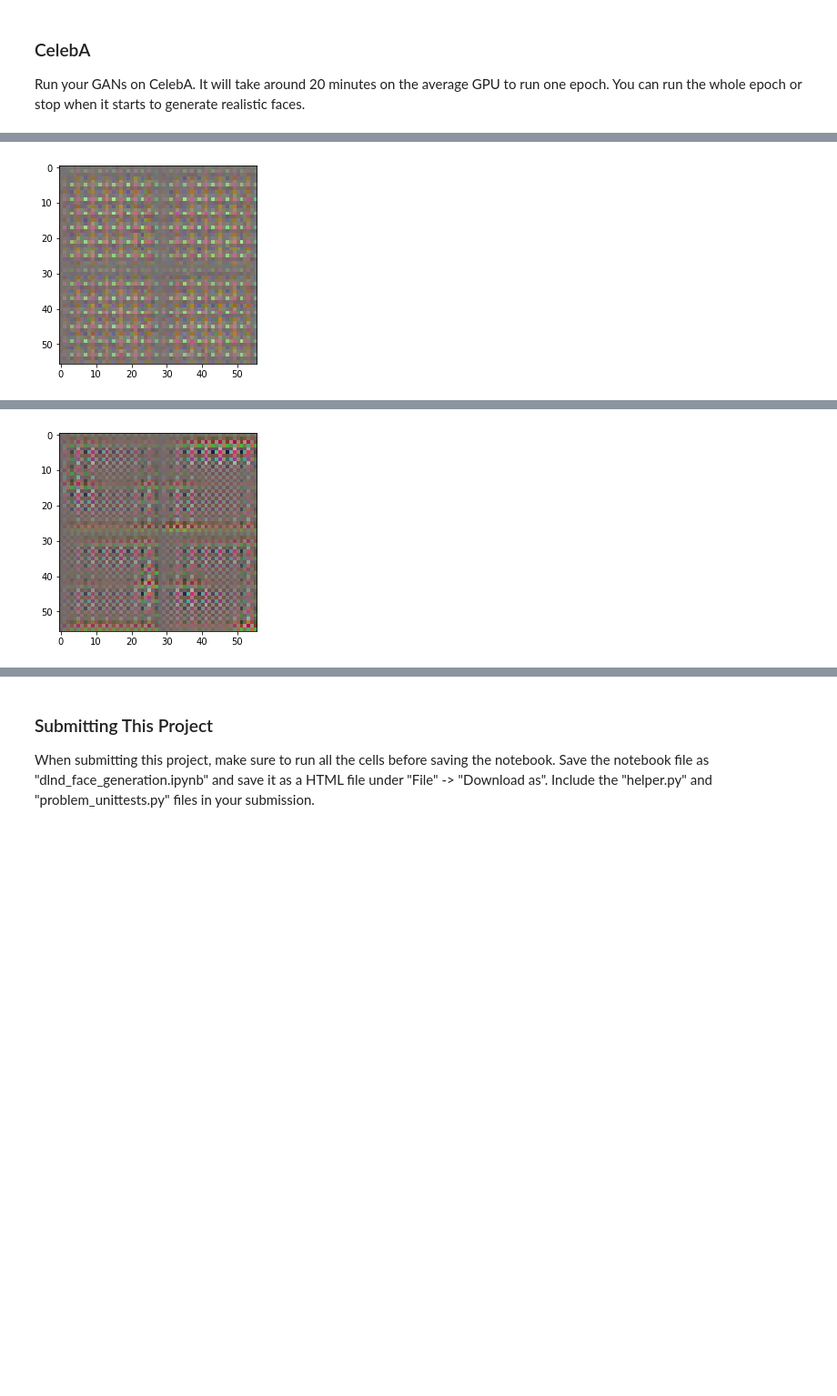
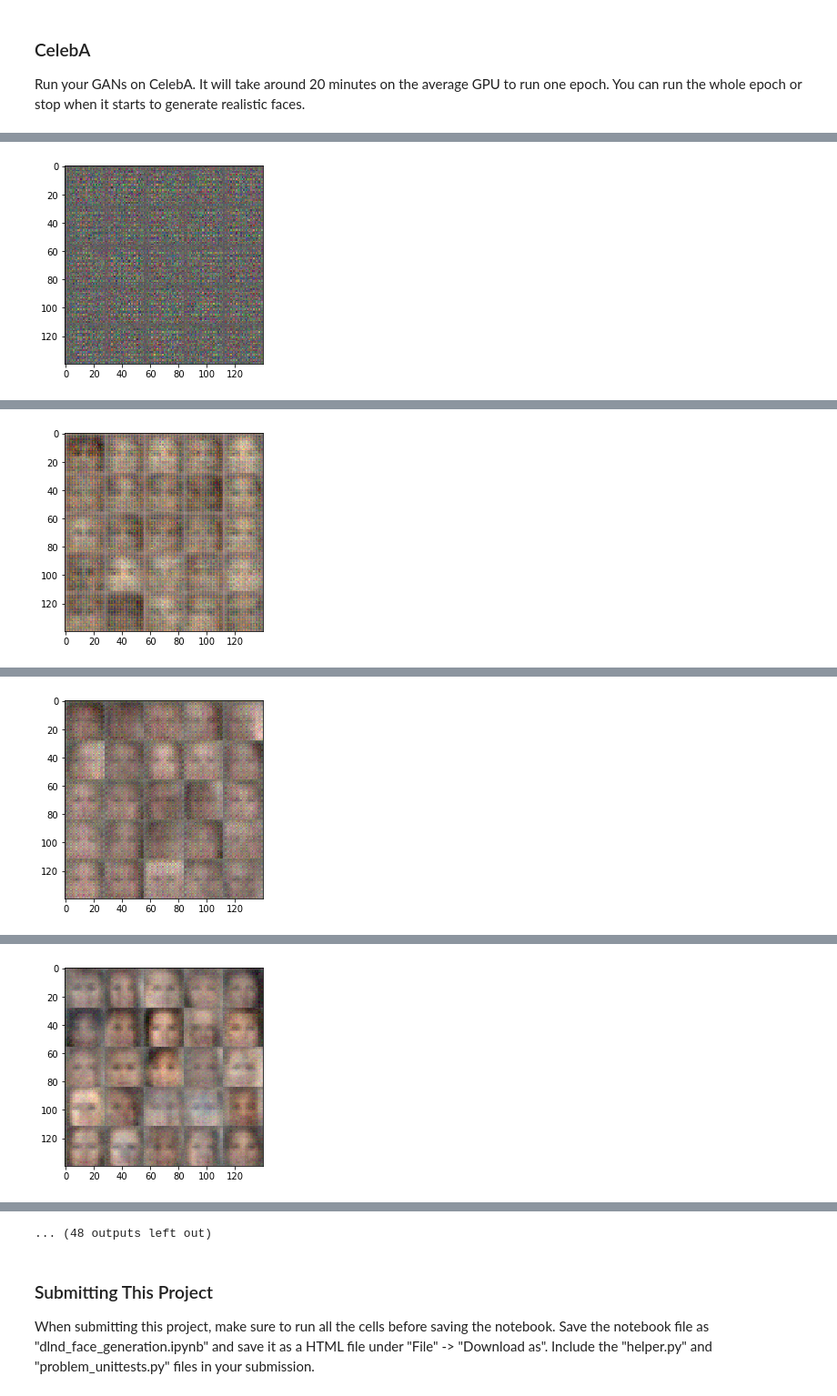
Before and after one commit to jouw/DL, a Jupyter notebook: face_generation/dlnd_face_generation.ipynb, the cells around one changed output, grey strips where cells are left out. Shown at 91% size. Saved outputs shown, nothing was run; the diff lists cells and outputs as text; code cells hidden in the pictures; blank space fills up the shorter version.

```diff
--- a/face_generation/dlnd_face_generation.ipynb
+++ b/face_generation/dlnd_face_generation.ipynb
@@ -365,8 +365,8 @@ def train(epoch_count, batch_size, z_dim, learning_rate, beta1, get_batches, dat
                           "Discriminator Loss: {:.4f}...".format(train_loss_d),
                           "Generator Loss: {:.4f}".format(train_loss_g))
 
-                if step % (show_steps * 10) == 0:
-                    show_generator_output(sess, 6, input_z, data_shape[3], data_image_mode)
+                if step % (show_steps * 5) == 0:
+                    show_generator_output(sess, 25, input_z, data_shape[3], data_image_mode)
 
                 step += 1
 # %% [markdown]
@@ -453,15 +453,14 @@ Epoch 2/5, Step 500 ... Discriminator Loss: 0.1272... Generator Loss: 2.6758
 ### CelebA
 Run your GANs on CelebA.  It will take around 20 minutes on the average GPU to run one epoch.  You can run the whole epoch or stop when it starts to generate realistic faces.
 # %%
-batch_size = 128
+batch_size = 256
 z_dim = 100
 learning_rate = 0.001
-beta1 = 0.8
-show_steps = 10
+beta1 = 0.5
+show_steps = 50
 
 """
-DON'T MO
-DIFY ANYTHING IN THIS CELL THAT IS BELOW THIS LINE
+DON'T MODIFY ANYTHING IN THIS CELL THAT IS BELOW THIS LINE
 """
 epochs = 20
 
@@ -475 +474 @@ Epoch 1/20, Step 0 ... Discriminator Loss: 20.5237... Generator Loss: 0.0000
-[figure, old version]
+[figure, new version]
@@ -486 +485 @@ Epoch 1/20, Step 100 ... Discriminator Loss: 0.0181... Generator Loss: 4.8063
-[figure, old version]
+[figure, new version]
@@ -487,0 +496 @@ Epoch 1/20, Step 110 ... Discriminator Loss: 0.0219... Generator Loss: 4.6153
+[figure, added]
@@ -487,0 +507 @@ Epoch 1/20, Step 110 ... Discriminator Loss: 0.0219... Generator Loss: 4.6153
+[figure, added]
@@ -488,3 +530,4 @@ Epoch 1/20, Step 110 ... Discriminator Loss: 0.0219... Generator Loss: 4.6153
+... (48 outputs left out)
 # %% [markdown]
 ### Submitting This Project
 When submitting this project, make sure to run all the cells before saving the notebook. Save the notebook file as "dlnd_face_generation.ipynb" and save it as a HTML file under "File" -> "Download as". Include the "helper.py" and "problem_unittests.py" files in your submission.
```
Also changed, not shown: parts of 2 cells of this notebook.
